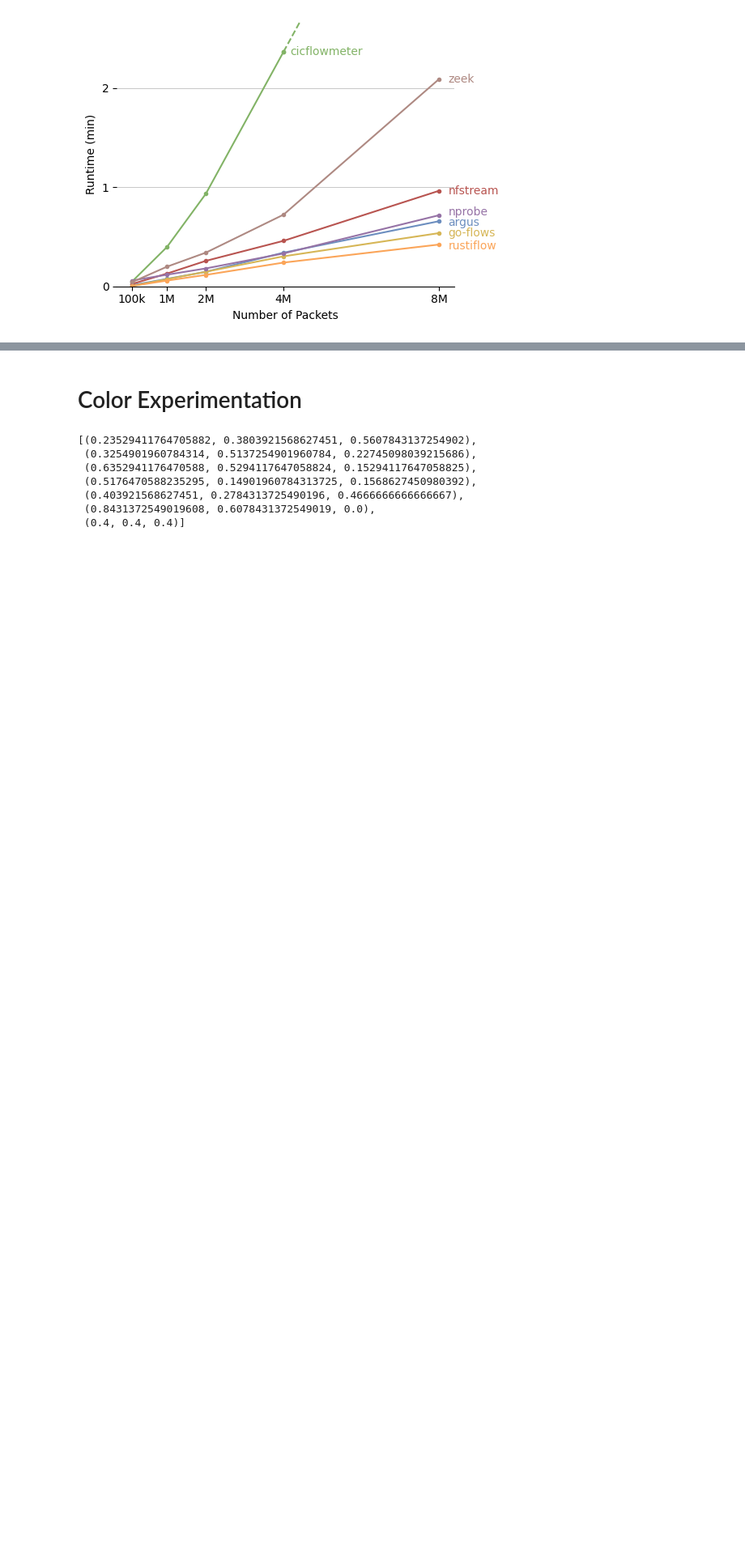
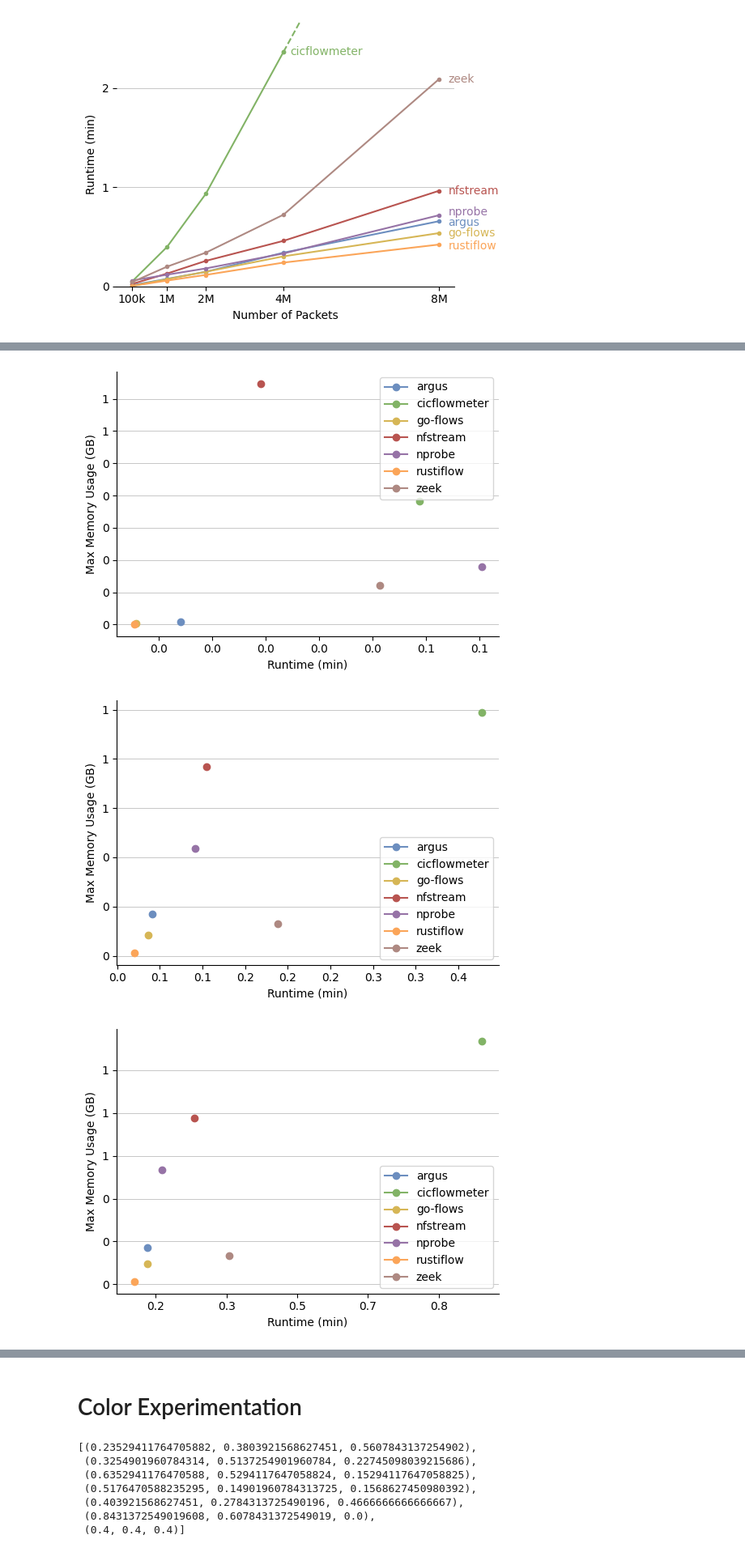
Before and after one commit to mielverkerken/RustiFlow-experiments, a Jupyter notebook: vizualisations/pcap.ipynb, the cells around one changed output, grey strips where cells are left out. Shown at 81% size. Cells and saved outputs as stored; diff of their text form; code cells hidden in the pictures; blank space fills up the shorter version.

Commit message:
graphs and update rustiflow results

```diff
--- a/vizualisations/pcap.ipynb
+++ b/vizualisations/pcap.ipynb
@@ -342,0 +372,32 @@ plt.show()
+# %%
+plt.rcParams['axes.prop_cycle'] = plt.cycler(color=sns.color_palette(colors))
+
+for pcap_file in ['sample_100k', 'sample_1M', 'sample_2M', 'sample_4M', 'sample_8M', 'cicids2017']:
+    fig, ax = plt.subplots(figsize=(5.4, 4))
+    ax.yaxis.grid(True, linewidth=0.5)
+    ax.spines['top'].set_visible(False)
+    ax.spines['right'].set_visible(False)
+    ax.spines['left'].set_visible(True)
+    ax.spines['bottom'].set_visible(True)
+
+    for exporter in exporters:
+        df = df_all[df_all['Extractor'] == exporter].groupby('PCAP File')[['Runtime (s)', 'Max_Memory_Usage (MB)']].mean()
+
+        if pcap_file == 'cicids2017' and exporter == 'cicflowmeter':
+            continue
+
+        ax.plot(df.loc[pcap_file, 'Runtime (s)'], df.loc[pcap_file, 'Max_Memory_Usage (MB)'], marker='o', linestyle='-', label=exporter)
+
+    # ax.set_xticks([0, 150, 300, 450, 600, 750, 900, 1050])
+    ax.xaxis.set_major_formatter(FuncFormatter(lambda x, _: f'{x / 60:.1f}'))
+    ax.yaxis.set_major_formatter(FuncFormatter(lambda x, _: f'{x / 1000:.0f}'))
+    ax.set_xlabel('Runtime (min)')
+    ax.set_ylabel('Max Memory Usage (GB)')
+    ax.legend()
+    plt.tight_layout()
+    plt.savefig(f'{fig_dir}/mem_vs_runtime_{pcap_file}.pdf', bbox_inches='tight')
+    plt.show()
+# %% [output]
+[figure, added]
+[figure, added]
+[figure, added]
```
Also changed, not shown: parts of 6 cells of this notebook, 9 other files.
